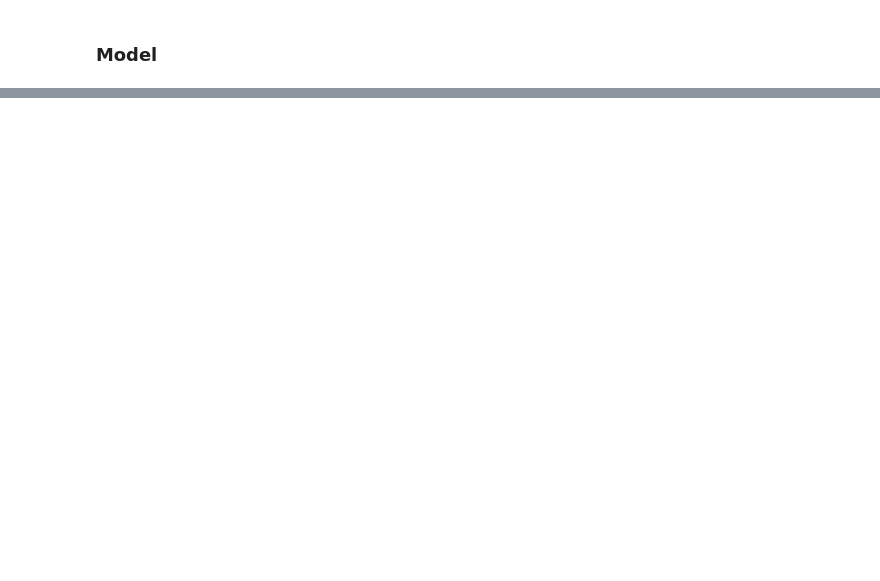
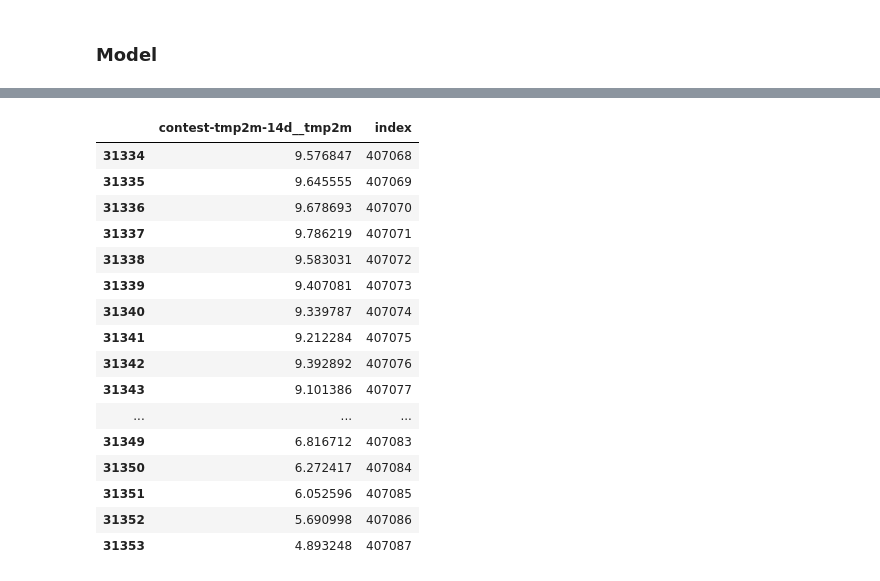
Before and after one commit to JJD129/AgriEnergyWiDS2023, a Jupyter notebook: RF_Reg.ipynb, the cells around one changed output, grey strips where cells are left out. Drawn from its saved outputs; the diff is of its cells as text; code cells hidden in the pictures; blank space fills up the shorter version.

```diff
--- a/RF_Reg.ipynb
+++ b/RF_Reg.ipynb
@@ -346,0 +391,4 @@ Test Performance: 0.9869558748057607
+# %%
+# Filter the features based on the threshold
+X_train_filtered = X_train.iloc[:, important_feature_indices]
+X_test_filtered = X_test.iloc[:, important_feature_indices]
@@ -346,0 +403,20 @@ Test Performance: 0.9869558748057607
+# %%
+pipeline = Pipeline(steps = [
+              ('scaler', StandardScaler())
+              ,('regressor',RandomForestRegressor(n_estimators=100, max_depth=10, min_samples_split=2, min_samples_leaf=1, max_features='sqrt'))
+           ])
+
+rf_model2 = pipeline.fit(X_train_filtered, y_train)
+
+train_preds = rf_model2.predict(X_train_filtered)
+train_rmse = np.sqrt(mean_squared_error(y_train,train_preds))
+print (f'Training RMSE: {train_rmse}')
+train_score = r2_score(y_train, train_preds)
+print (f'Training R2: {train_score}')
+
+
+test_preds = rf_model2.predict(X_test_filtered)
+test_rmse = np.sqrt(mean_squared_error(y_test,test_preds))
+print (f'Test RMSE: {test_rmse}')
+test_score = r2_score(y_test, test_preds)
+print (f'Test R2: {test_score}')
@@ -346,0 +441,4 @@ Test Performance: 0.9869558748057607
+# %%
+# loading the sample submission file
+submission = pd.read_csv('sample_solution.csv')
+submission.head()
@@ -346,0 +452,24 @@ Test Performance: 0.9869558748057607
+# %%
+# #making predictions and replacing the values of the sample file
+target_variable = 'contest-tmp2m-14d__tmp2m'
+submission[target_variable] = test_preds
+
+submission.tail(20)
+# %% [output]
+|  | contest-tmp2m-14d__tmp2m | index |
+| 31334 | 9.576847 | 407068 |
+| 31335 | 9.645555 | 407069 |
+| 31336 | 9.678693 | 407070 |
+| 31337 | 9.786219 | 407071 |
+| 31338 | 9.583031 | 407072 |
+| 31339 | 9.407081 | 407073 |
+| 31340 | 9.339787 | 407074 |
+| 31341 | 9.212284 | 407075 |
+| 31342 | 9.392892 | 407076 |
+| 31343 | 9.101386 | 407077 |
+| ... | ... | ... |
+| 31349 | 6.816712 | 407083 |
+| 31350 | 6.272417 | 407084 |
+| 31351 | 6.052596 | 407085 |
+| 31352 | 5.690998 | 407086 |
+| 31353 | 4.893248 | 407087 |
```
Also changed, not shown: parts of 28 cells of this notebook.
